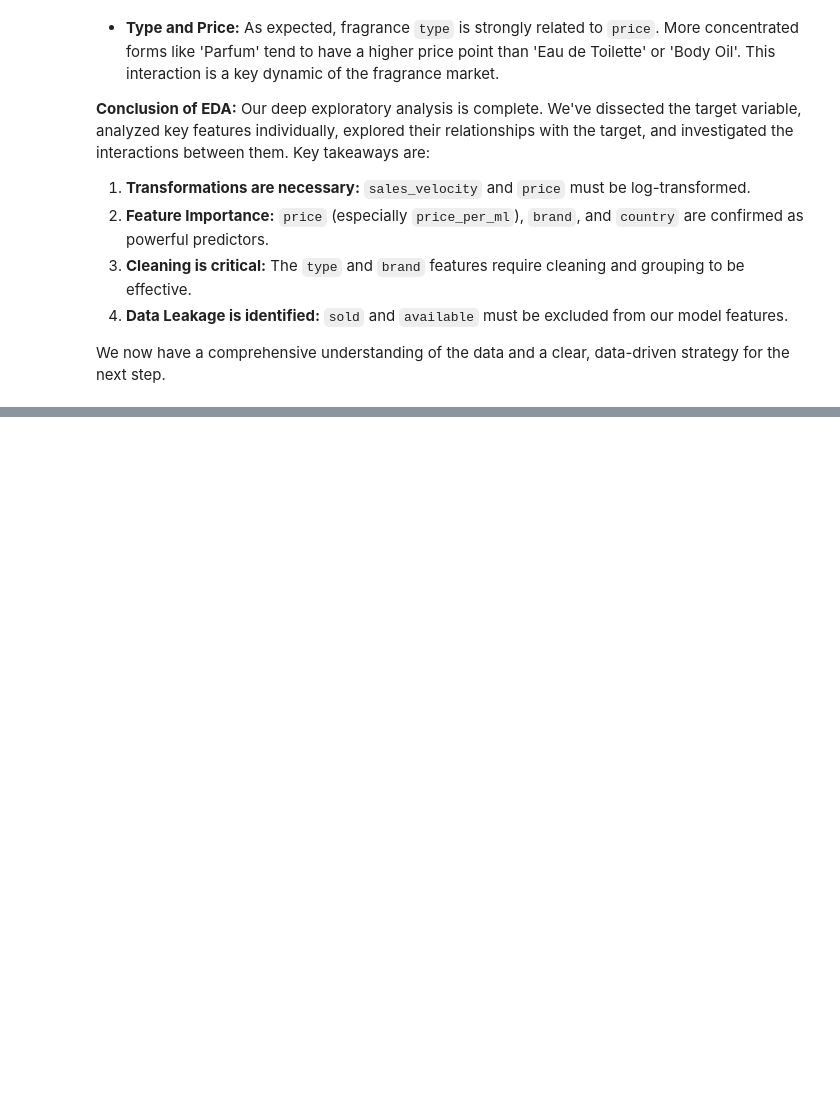
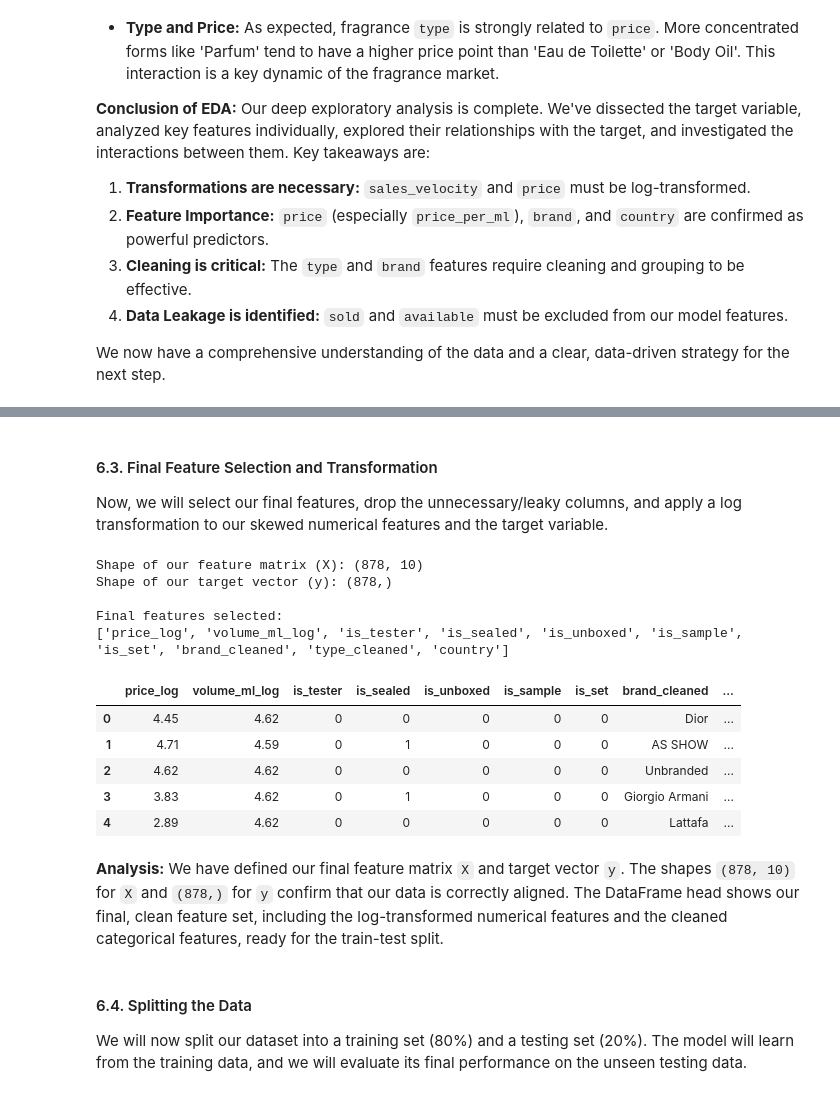
Before and after one commit to Altynbek38/parfume-project, a Jupyter notebook: parfume.ipynb, the cells around one changed output, grey strips where cells are left out. Cells and saved outputs as stored; diff of their text form; code cells hidden in the pictures; blank space fills up the shorter version.

```diff
--- a/parfume.ipynb
+++ b/parfume.ipynb
@@ -687,0 +707,18 @@ We now have a comprehensive understanding of the data and a clear, data-driven s
+# %%
+# Create a final working dataframe
+df_model = df_clean.copy()
+
+# Function to create binary flags from keywords in the title
+def create_keyword_features(df):
+    title_lower = df['title'].str.lower()
+    df['is_tester'] = title_lower.str.contains('tester').astype(int)
+    df['is_sealed'] = title_lower.str.contains('sealed|new in box|nib').astype(int)
+    df['is_unboxed'] = title_lower.str.contains('unboxed|no box').astype(int)
+    df['is_sample'] = title_lower.str.contains('sample|vial|mini').astype(int)
+    df['is_set'] = title_lower.str.contains('set|kit').astype(int)
+    return df
+
+df_model = create_keyword_features(df_model)
+
+# Display the new features
+df_model[['title', 'is_tester', 'is_sealed', 'is_unboxed', 'is_sample', 'is_set']].head()
@@ -687,0 +797,62 @@ We now have a comprehensive understanding of the data and a clear, data-driven s
+# %% [markdown]
+#### 6.3. Final Feature Selection and Transformation
+
+Now, we will select our final features, drop the unnecessary/leaky columns, and apply a log transformation to our skewed numerical features and the target variable.
+# %%
+# --- Log Transform Skewed Features and Target ---
+df_model['sales_velocity_log'] = np.log1p(df_model['sales_velocity'])
+df_model['price_log'] = np.log1p(df_model['price'])
+df_model['volume_ml_log'] = np.log1p(df_model['volume_ml'])
+
+# --- Define Features (X) and Target (y) ---
+# The target is the log-transformed sales velocity
+y = df_model['sales_velocity_log']
+
+# Select the final features for the model
+features = [
+    'price_log',
+    'volume_ml_log',
+    'is_tester',
+    'is_sealed',
+    'is_unboxed',
+    'is_sample',
+    'is_set',
+    'brand_cleaned',
+    'type_cleaned',
+    'country'
+]
+X = df_model[features]
+
+# --- Drop columns that cause data leakage or are redundant ---
+# This is a critical step to ensure our model is valid.
+leaky_or_redundant_cols = [
+    'sold', 'available', 'availableText', 'sales_velocity',
+    'title', 'brand', 'type', 'itemLocation', 'lastUpdated',
+    'price', 'volume_ml', 'priceWithCurrency', 'listing_age_days', 'price_per_ml'
+]
+# Note: We keep df_model intact for now, but will only use X and y for modeling.
+
+print("Shape of our feature matrix (X):", X.shape)
+print("Shape of our target vector (y):", y.shape)
+print("\nFinal features selected:")
+print(X.columns.tolist())
+X.head()
+# %% [output]
+Shape of our feature matrix (X): (878, 10)
+Shape of our target vector (y): (878,)
+
+Final features selected:
+['price_log', 'volume_ml_log', 'is_tester', 'is_sealed', 'is_unboxed', 'is_sample', 'is_set', 'brand_cleaned', 'type_cleaned', 'country']
+|  | price_log | volume_ml_log | is_tester | is_sealed | is_unboxed | is_sample | is_set | brand_cleaned | ... |
+| 0 | 4.45 | 4.62 | 0 | 0 | 0 | 0 | 0 | Dior | ... |
+| 1 | 4.71 | 4.59 | 0 | 1 | 0 | 0 | 0 | AS SHOW | ... |
+| 2 | 4.62 | 4.62 | 0 | 0 | 0 | 0 | 0 | Unbranded | ... |
+| 3 | 3.83 | 4.62 | 0 | 1 | 0 | 0 | 0 | Giorgio Armani | ... |
+| 4 | 2.89 | 4.62 | 0 | 0 | 0 | 0 | 0 | Lattafa | ... |
+# %% [markdown]
+**Analysis:**
+We have defined our final feature matrix `X` and target vector `y`. The shapes `(878, 10)` for `X` and `(878,)` for `y` confirm that our data is correctly aligned. The DataFrame head shows our final, clean feature set, including the log-transformed numerical features and the cleaned categorical features, ready for the train-test split.
+# %% [markdown]
+#### 6.4. Splitting the Data
+
+We will now split our dataset into a training set (80%) and a testing set (20%). The model will learn from the training data, and we will evaluate its final performance on the unseen testing data.
```
Also changed, not shown: parts of 42 cells of this notebook, 4 other files.
